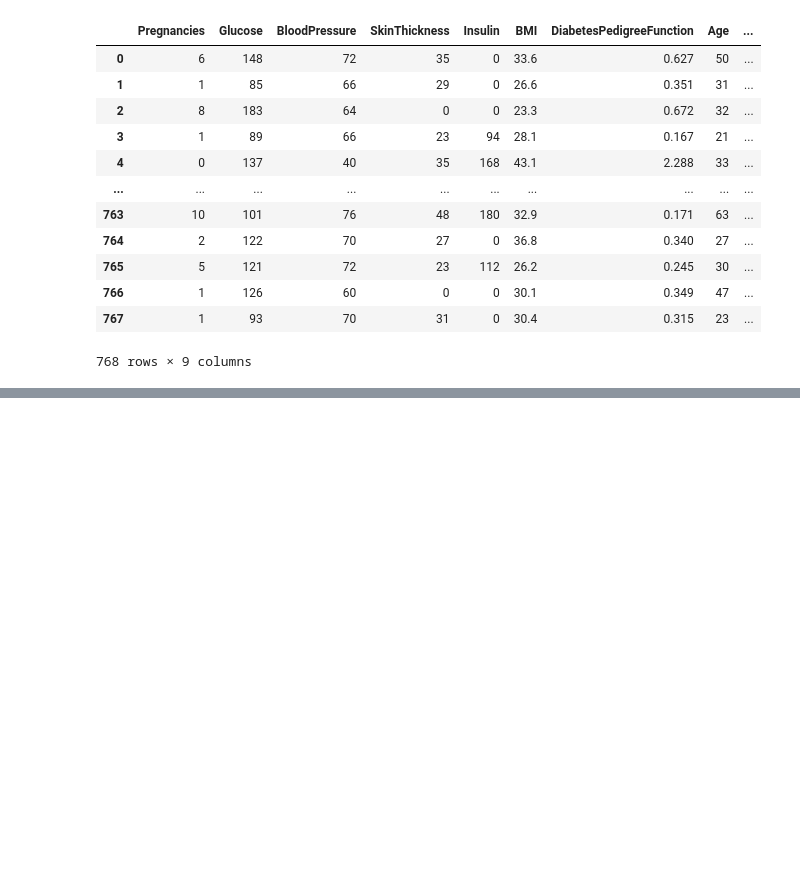
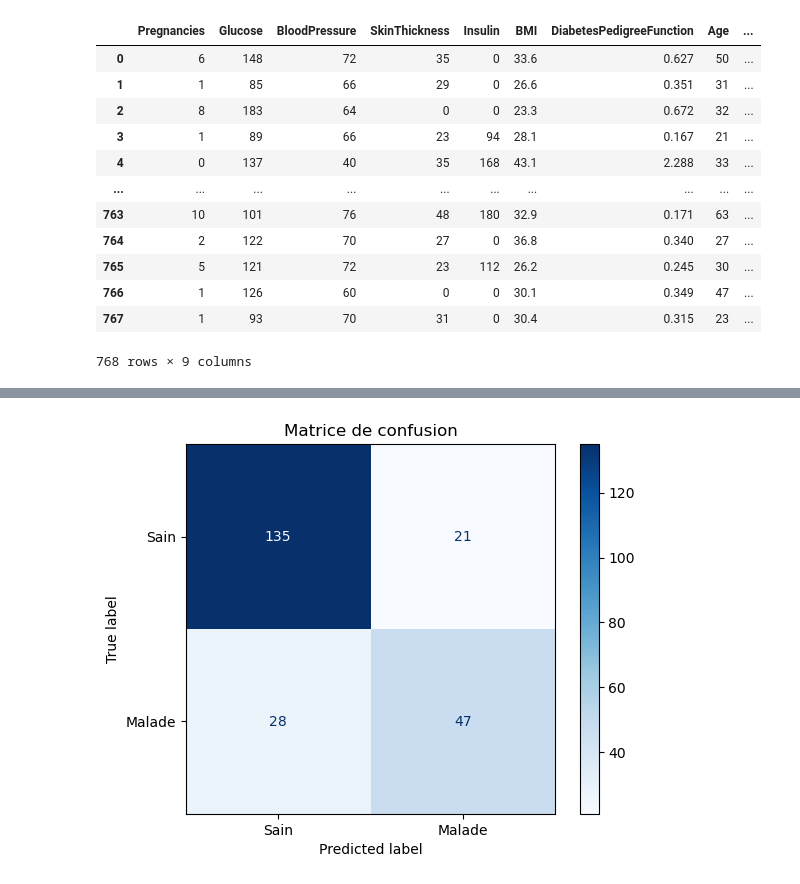
Before and after one commit to Ezekiat/formation, a Jupyter notebook: Untitled Folder/diabete.ipynb, the cells around one changed output, grey strips where cells are left out. Saved outputs shown, nothing was run; the diff lists cells and outputs as text; code cells hidden in the pictures; blank space fills up the shorter version.

```diff
--- a/Untitled Folder/diabete.ipynb
+++ b/Untitled Folder/diabete.ipynb
@@ -22,0 +62,4 @@ df
+# %%
+# séparation de features
+X = df.drop('Outcome',axis=1)
+y = df['Outcome']
@@ -22,0 +97,9 @@ df
+# %%
+from sklearn.linear_model import LogisticRegression
+from sklearn.model_selection import train_test_split
+#model
+model = LogisticRegression()
+# %%
+#separation des données
+X_train,X_test,y_train,y_test = train_test_split(X,y,test_size=0.3)
+model.fit(X_train,y_train)
@@ -22,0 +115,3 @@ df
+# %%
+from sklearn.metrics import confusion_matrix,ConfusionMatrixDisplay,classification_report,accuracy_score
+y_pred = model.predict(X_test)
@@ -22,0 +132,8 @@ df
+# %%
+cm = confusion_matrix(y_test,y_pred)
+disp = ConfusionMatrixDisplay(confusion_matrix=cm, display_labels=["Sain", "Malade"])
+disp.plot(cmap='Blues')
+plt.title("Matrice de confusion")
+plt.show()
+# %% [output]
+[figure, added]
```
Also changed, not shown: parts of 11 cells of this notebook.
